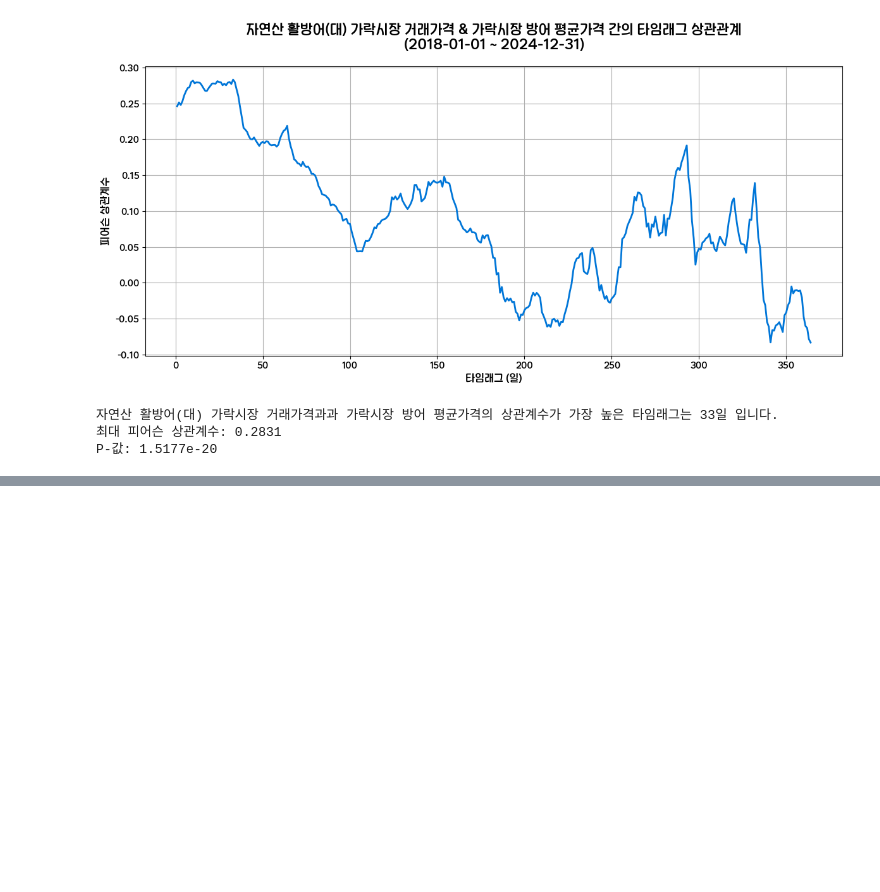
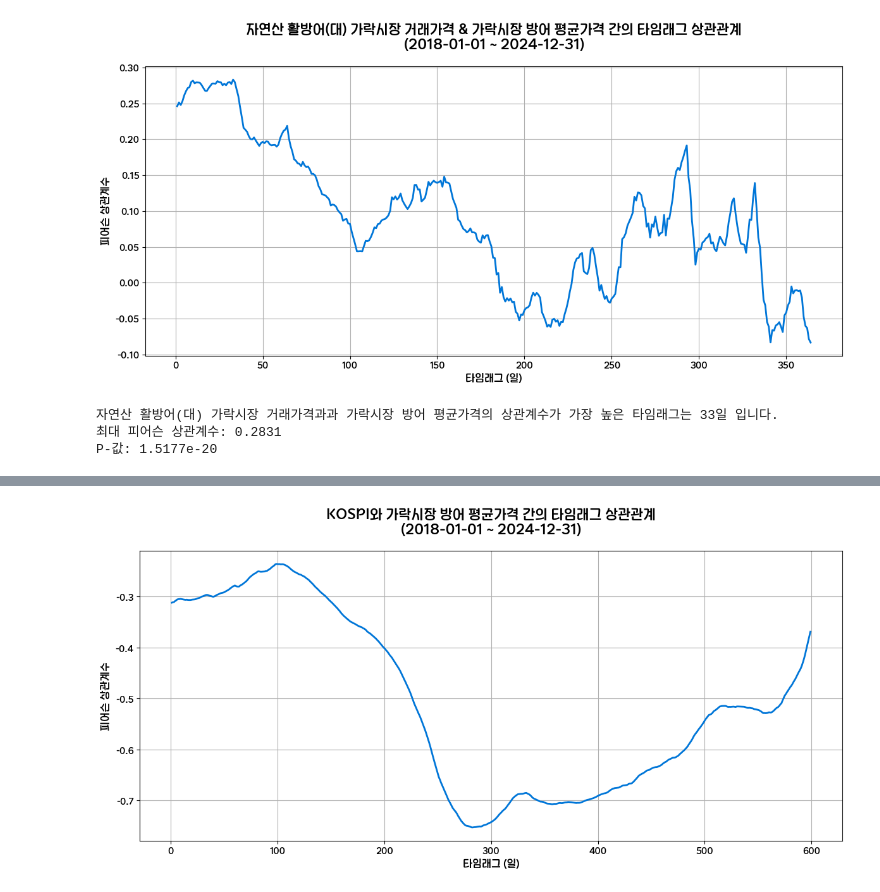
Before and after one commit to vhf1030/Pisces, a Jupyter notebook: notebooks/타임래그_분석/변수별_타임래그_방어.ipynb, the cells around one changed output, grey strips where cells are left out. Saved outputs shown, nothing was run; the diff lists cells and outputs as text; code cells hidden in the pictures; blank space fills up the shorter version.

Commit message:
시장평균 기준 어종별 타임래그 분석 추가

```diff
--- a/notebooks/타임래그_분석/변수별_타임래그_방어.ipynb
+++ b/notebooks/타임래그_분석/변수별_타임래그_방어.ipynb
@@ -950,0 +953,9 @@ P-값: 1.5177e-20
+# %%
+import pandas as pd
+import numpy as np
+from scipy import stats
+import matplotlib.pyplot as plt
+
+#한글 폰트 설정
+plt.rcParams['font.family'] = 'Moneygraphy Rounded' # SejongGeulggot, Moneygraphy Rounded
+plt.rcParams['axes.unicode_minus'] = False
@@ -950,0 +970,85 @@ P-값: 1.5177e-20
+# %%
+# 경제지표 데이터 로드
+df_kospi = pd.read_csv('../../data/processed/d경제지표(KOSPI, 원달러, WTI, VIX, 금, 은, MOVE).csv', parse_dates=['날짜'])
+
+# 아이템 가격 데이터 로드
+df_price = pd.read_csv('../../data/processed/daily_item_average_prices.csv', parse_dates=['priceDate'])
+
+
+# 날짜 범위 지정
+start_date = '2018-01-01'
+end_date = '2024-12-31'
+
+# 방어 데이터 필터링 (가락시장)
+df_amberjack = df_price[
+    (df_price['item'] == '방어') &
+
+    (df_price['priceDate'] >= start_date) &
+    (df_price['priceDate'] <= end_date)
+    ]
+
+# 날짜 기준 병합
+df_merged = pd.merge(df_amberjack, df_kospi, left_on='priceDate', right_on='날짜', how='inner')
+
+# 타임래그 리스트
+time_lags = range(1, 600)
+
+# 결과 저장 리스트
+correlations = []
+
+for lag in time_lags:
+    # KOSPI 타임래그 컬럼 생성
+    kospi_lagged = df_merged['KOSPI'].shift(lag)
+
+    # 상관관계 계산 (타임래그 제외한 데이터로)
+    correlation, p_value = stats.pearsonr(
+        df_merged['avgPrice'].iloc[lag:],
+        kospi_lagged.iloc[lag:]
+    )
+
+    correlations.append({
+        '타임래그(일)': lag,
+        '피어슨 상관계수': correlation,
+        'P-값': p_value
+    })
+
+# 결과를 데이터프레임으로 변환
+result_df = pd.DataFrame(correlations)
+
+# 결과 출력
+print(result_df)
+
+# 시각화
+plt.figure(figsize=(12, 6))
+plt.plot(result_df['타임래그(일)'], result_df['피어슨 상관계수'],
+         #marker='o',                # 마커 형태
+         linewidth=2,            # 선 굵기
+         color='#0076d8ff',          # 선 색상 (빨간색 계열)
+         markersize=3,             # 마커 크기
+         #markerfacecolor='white',  # 마커 내부 색상
+         markeredgecolor='#0076d8ff' # 마커 테두리 색상
+         )
+
+# 타이틀 크기 변경
+plt.title(f'KOSPI와 가락시장 방어 평균가격 간의 타임래그 상관관계\n({start_date} ~ {end_date})',
+         fontsize=16,        # 타이틀 크기
+         pad=20,            # 타이틀과 그래프 사이 여백
+         fontweight='bold'  # 글씨 굵기
+        )
+
+plt.xlabel('타임래그 (일)', fontsize=12)
+plt.ylabel('피어슨 상관계수', fontsize=12)
+plt.grid(True)
+plt.tight_layout()
+# plt.savefig('kospi_amberjack_correlation_plot.png')
+plt.show()
+
+# 상관계수가 가장 높은 타임래그 확인
+max_correlation = result_df['피어슨 상관계수'].min()
+max_lag = result_df.loc[result_df['피어슨 상관계수'] == max_correlation, '타임래그(일)'].values[0]
+max_pvalue = result_df.loc[result_df['피어슨 상관계수'] == max_correlation, 'P-값'].values[0]
+
+print(f'KOSPI와 방어 평균가격의 상관계수의 절대값이 가장 큰 타임래그는 {max_lag}일 입니다.')
+print(f'최대 피어슨 상관계수: {max_correlation:.4f}')
+print(f'P-값: {max_pvalue:.4e}')
+# %% [output]
@@ -950,0 +1069 @@ P-값: 1.5177e-20
+[figure, added]
```
Also changed, not shown: parts of 29 cells of this notebook, 10 other files.
